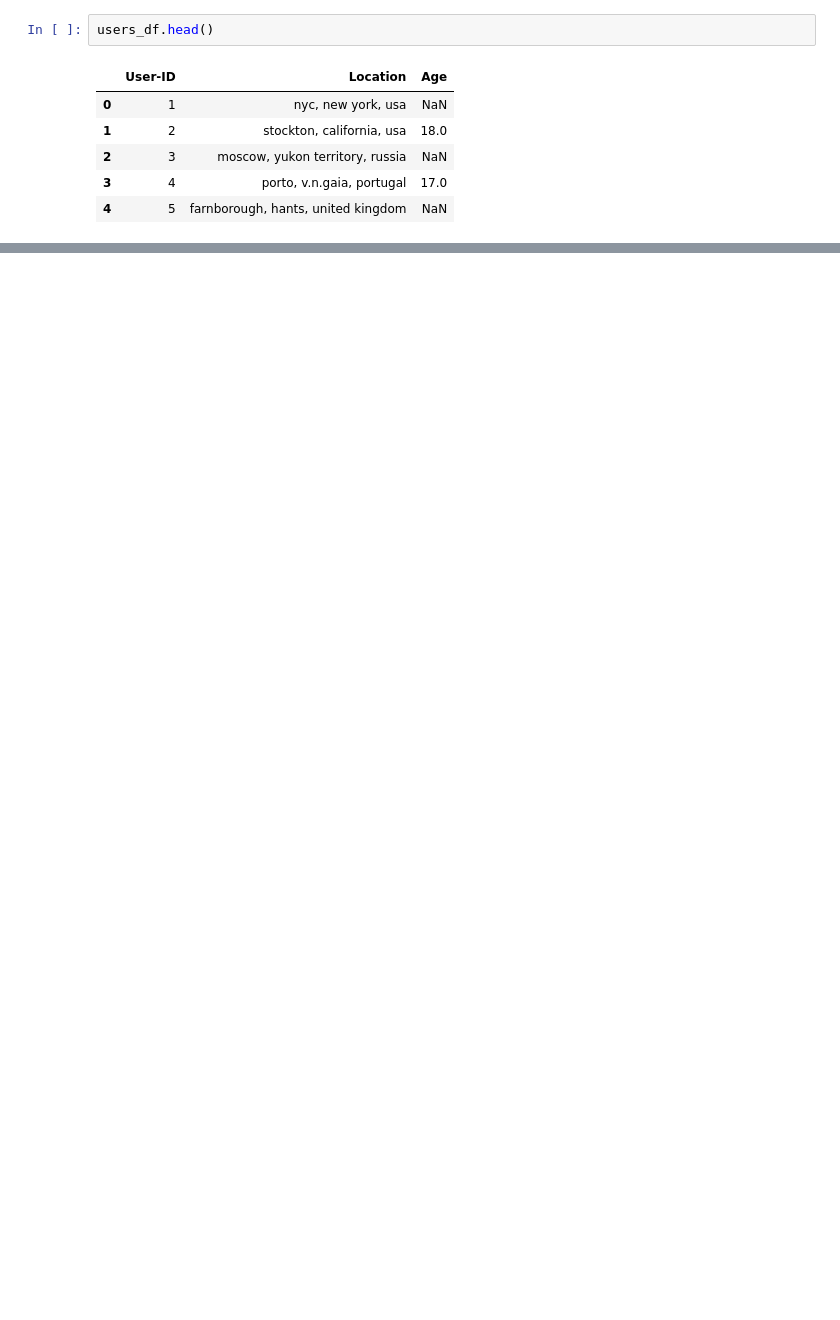
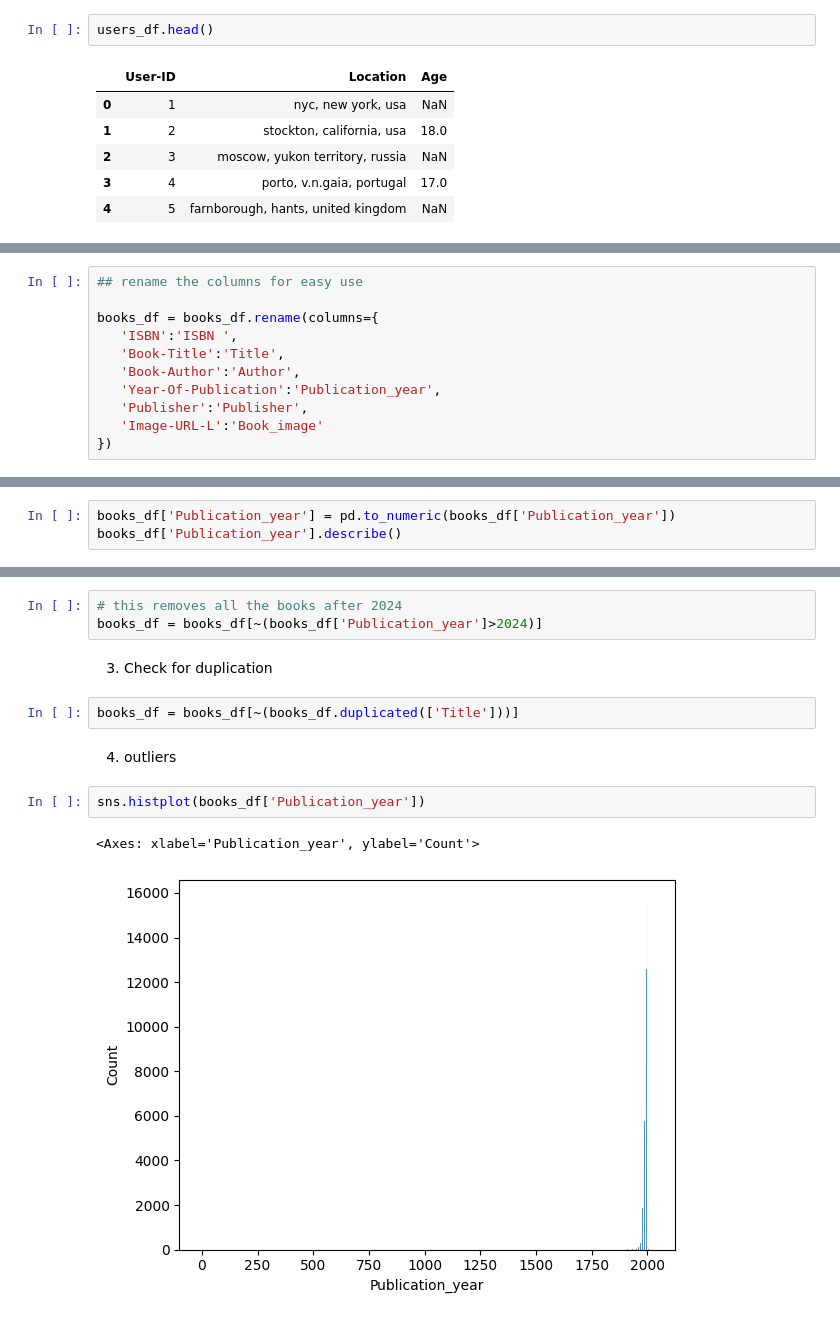
Before and after one commit to Danlof/Recommendation_book_app, a Jupyter notebook: recommendation.ipynb, the cells around one changed output, grey strips where cells are left out. Drawn from its saved outputs; the diff is of its cells as text; blank space fills up the shorter version.

```diff
--- a/recommendation.ipynb
+++ b/recommendation.ipynb
@@ -82,0 +170,11 @@ users_df.head()
+# %%
+## rename the columns for easy use
+
+books_df = books_df.rename(columns={
+   'ISBN':'ISBN ',
+   'Book-Title':'Title',
+   'Book-Author':'Author',
+   'Year-Of-Publication':'Publication_year',
+   'Publisher':'Publisher',
+   'Image-URL-L':'Book_image'
+})
@@ -82,0 +197,3 @@ users_df.head()
+# %%
+books_df['Publication_year'] = pd.to_numeric(books_df['Publication_year'])
+books_df['Publication_year'].describe()
@@ -82,0 +220,14 @@ users_df.head()
+# %%
+# this removes all the books after 2024
+books_df = books_df[~(books_df['Publication_year']>2024)]
+# %% [markdown]
+3. Check for duplication
+# %%
+books_df = books_df[~(books_df.duplicated(['Title']))]
+# %% [markdown]
+4. outliers
+# %%
+sns.histplot(books_df['Publication_year'])
+# %% [output]
+<Axes: xlabel='Publication_year', ylabel='Count'>
+[figure, added]
```
Also changed, not shown: parts of 33 cells of this notebook.
